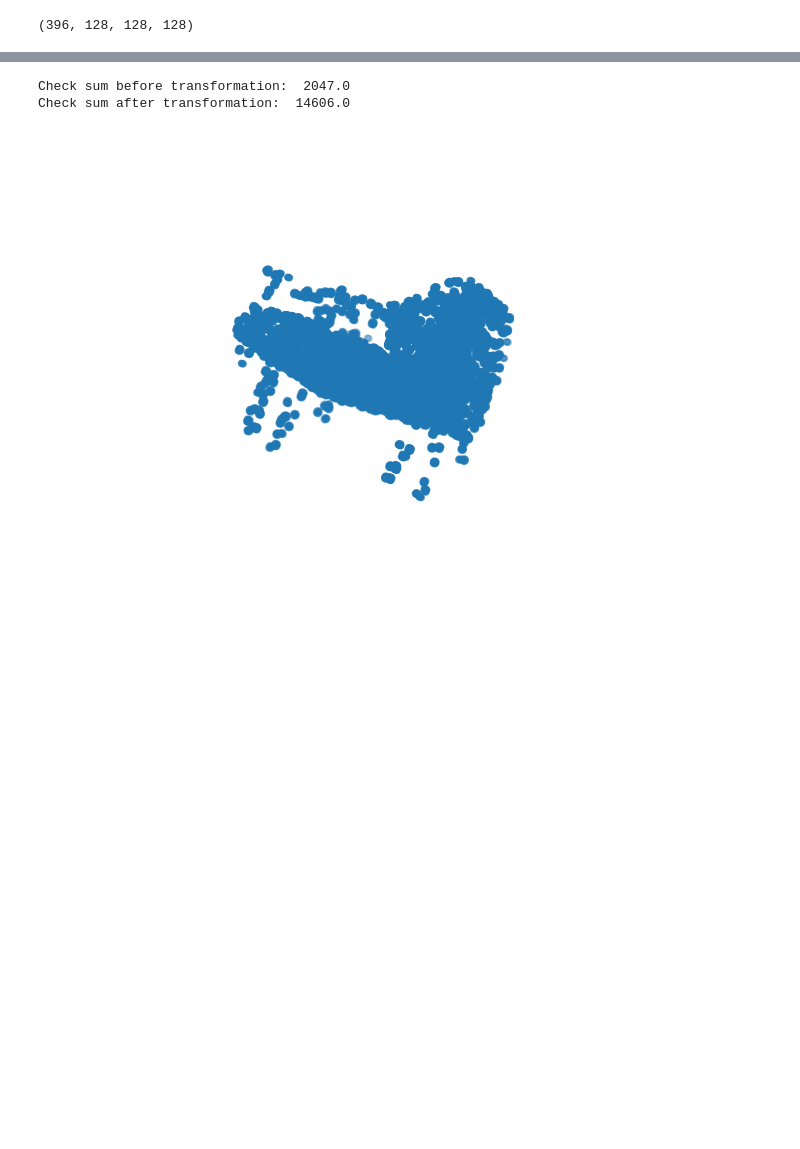
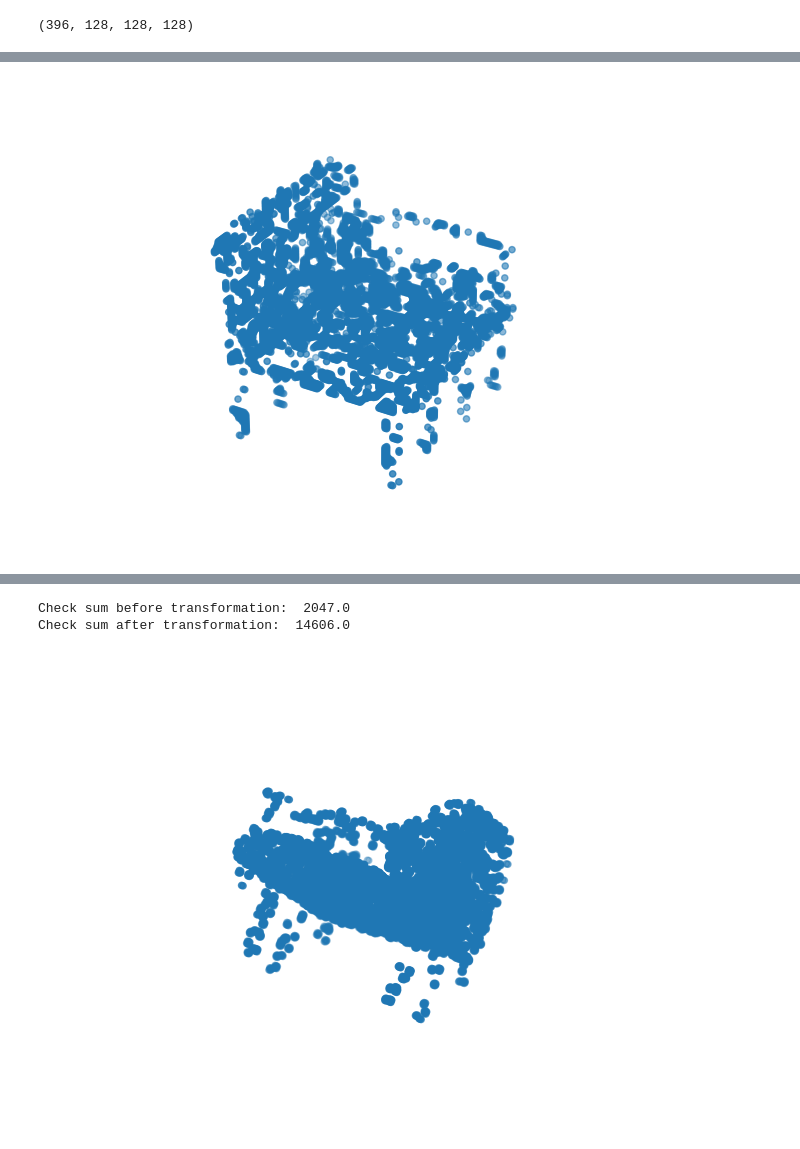
Before and after one commit to nguyendinhson-kaist/CS429D_project, a Jupyter notebook: visualize.ipynb, the cells around one changed output, grey strips where cells are left out. Drawn from its saved outputs; the diff is of its cells as text; code cells hidden in the pictures; blank space fills up the shorter version.

```diff
--- a/visualize.ipynb
+++ b/visualize.ipynb
@@ -64,0 +101,8 @@ display(img)
+# %%
+from scipy.ndimage import zoom
+resize_voxel2 = zoom(voxel2, (4, 4, 4), order=1)
+resize_voxel2 = (resize_voxel2 > 0.8) * 1.0
+img = visualize_voxel(resize_voxel2)
+display(img)
+# %% [output]
+[figure, added]
```
Also changed, not shown: parts of 6 cells of this notebook, 6 other files.
